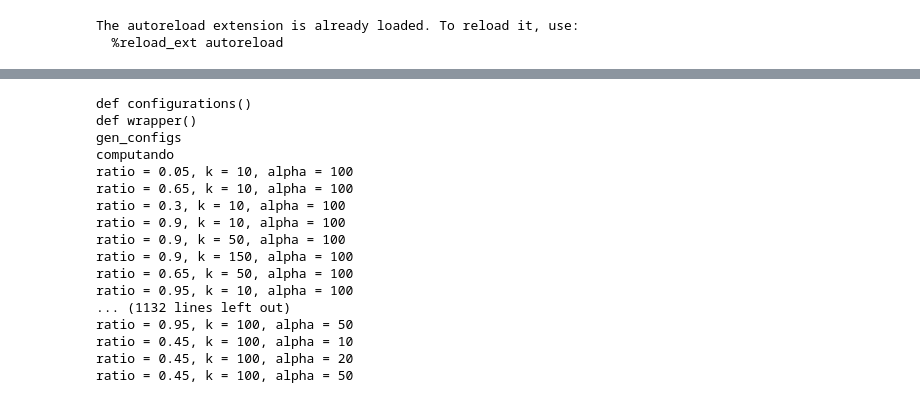
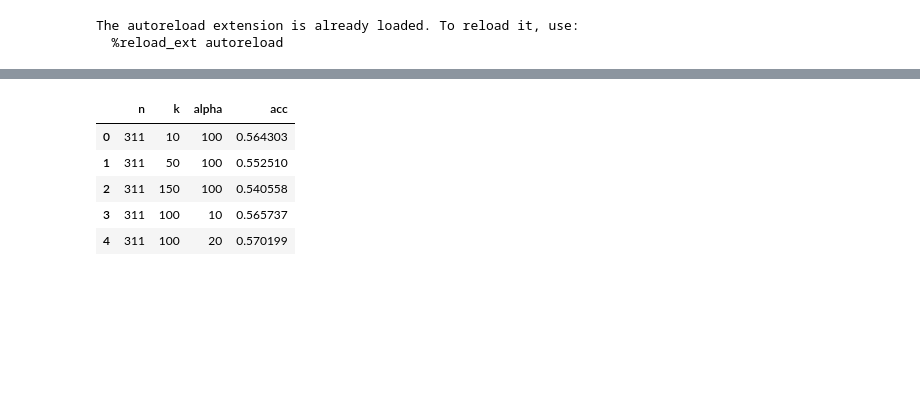
Before and after one commit to jpcenteno/kdtree-pca-sentinment-analysis, a Jupyter notebook: notebooks/exp-train-size.ipynb, the cells around one changed output, grey strips where cells are left out. Cells and saved outputs as stored; diff of their text form; code cells hidden in the pictures; blank space fills up the shorter version.

```diff
--- a/notebooks/exp-train-size.ipynb
+++ b/notebooks/exp-train-size.ipynb
@@ -169,69 +31,13 @@ Con esto se obtuvo un mejor gráfico. Dejo corriendo con más combinaciones de $
-# %%
-# ==============================================================================
-SUBSAMPLING_RATIOS = [0.05, 0.1, 0.15, 0.2, 0.25, 0.3, 0.35, 0.4, 0.45, 0.5,
-                      0.55, 0.6, 0.65, 0.7, 0.75, 0.8, 0.85, 0.9, 0.95]
-KS = [10, 50, 150]
-ALPHAS = [100]
-
-# ==============================================================================
-
-# Se vectoriza una sola vez. Este experimento se hizo para un solo par de
-# `max_df`, `min_df`.
-vectorizer = CountVectorizer(max_df=0.90, min_df=0.01, max_features=5000)
-vectorizer.fit(text_train)
-X_train, y_train = vectorizer.transform(text_train), (label_train == 'pos').values
-X_test, y_test = vectorizer.transform(text_test), (label_test == 'pos').values
-X_train = X_train.todense()
-X_test = X_test.todense()
-
-results_exp3 = exp_grid_train_subsample(X_train, y_train, X_test,
-                                                     y_test, SUBSAMPLING_RATIOS,
-                                                     KS, ALPHAS, n_repeats=10)
-results_exp3 = pd.DataFrame(results_exp3)
-
-# Guardar los datos en disco
-results_exp3.to_csv('results/subsampling_exp3.csv')
-
-# ==============================================================================
-SUBSAMPLING_RATIOS = [0.05, 0.1, 0.15, 0.2, 0.25, 0.3, 0.35, 0.4, 0.45, 0.5,
-                      0.55, 0.6, 0.65, 0.7, 0.75, 0.8, 0.85, 0.9, 0.95]
-KS = [100]
-ALPHAS = [10, 20, 50]
-
-# ==============================================================================
-
-# Se vectoriza una sola vez. Este experimento se hizo para un solo par de
-# `max_df`, `min_df`.
-vectorizer = CountVectorizer(max_df=0.90, min_df=0.01, max_features=5000)
-vectorizer.fit(text_train)
-X_train, y_train = vectorizer.transform(text_train), (label_train == 'pos').values
-X_test, y_test = vectorizer.transform(text_test), (label_test == 'pos').values
-X_train = X_train.todense()
-X_test = X_test.todense()
-
-results_exp4 = exp_grid_train_subsample(X_train, y_train, X_test,
-                                                     y_test, SUBSAMPLING_RATIOS,
-                                                     KS, ALPHAS, n_repeats=10)
-results_exp4 = pd.DataFrame(results_exp4)
-
-# Guardar los datos en disco
-results_exp4.to_csv('results/subsampling_exp4.csv')
-# %% [output]
-def configurations()
-def wrapper()
-gen_configs
-computando
-ratio = 0.05, k = 10, alpha = 100
-ratio = 0.65, k = 10, alpha = 100
-ratio = 0.3, k = 10, alpha = 100
-ratio = 0.9, k = 10, alpha = 100
-ratio = 0.9, k = 50, alpha = 100
-ratio = 0.9, k = 150, alpha = 100
-ratio = 0.65, k = 50, alpha = 100
-ratio = 0.95, k = 10, alpha = 100
-... (1132 lines left out)
-ratio = 0.95, k = 100, alpha = 50
-ratio = 0.45, k = 100, alpha = 10
-ratio = 0.45, k = 100, alpha = 20
-ratio = 0.45, k = 100, alpha = 50
+# %%
+# Carga de datos:
+
+data = pd.read_csv('results/accuracy-variando-n.csv')
+data.head()
+# %% [output]
+|  | n | k | alpha | acc |
+| 0 | 311 | 10 | 100 | 0.564303 |
+| 1 | 311 | 50 | 100 | 0.552510 |
+| 2 | 311 | 150 | 100 | 0.540558 |
+| 3 | 311 | 100 | 10 | 0.565737 |
+| 4 | 311 | 100 | 20 | 0.570199 |
 # %%
```
Also changed, not shown: parts of 14 cells of this notebook, 2 other files.
